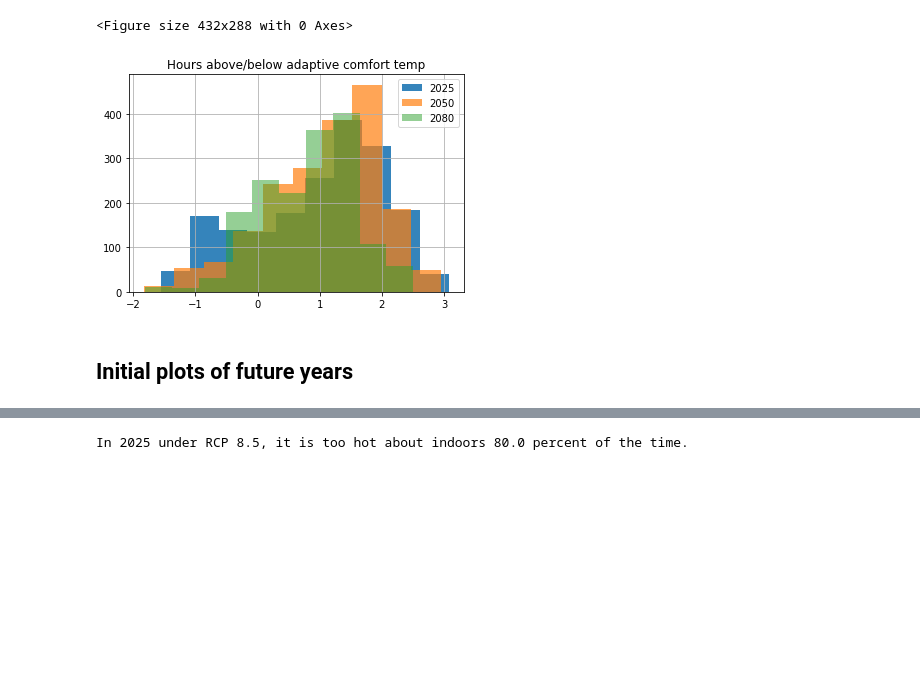
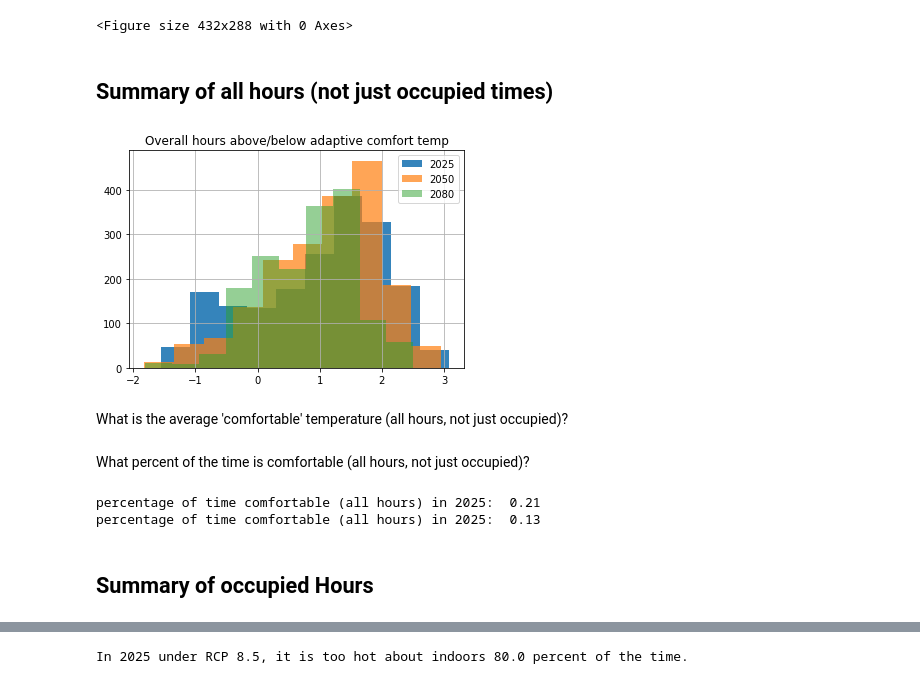
Before and after one commit to eta-lab/cooling-around, a Jupyter notebook: models/mrt2_XGBoost_futurePredictions.ipynb, the cells around one changed output, grey strips where cells are left out. Saved outputs shown, nothing was run; the diff lists cells and outputs as text; code cells hidden in the pictures; blank space fills up the shorter version.

```diff
--- a/models/mrt2_XGBoost_futurePredictions.ipynb
+++ b/models/mrt2_XGBoost_futurePredictions.ipynb
@@ -446,14 +458,36 @@ plt.savefig(FIGURES_PATH + '/ts_comfortThresholdIncreases_RCP85.pdf')
 # %% [output]
 [figure]
 <Figure size 432x288 with 0 Axes>
+# %% [markdown]
+## Summary of all hours (not just occupied times)
 # %%
-plt.title('Hours above/below adaptive comfort temp')
+plt.title('Overall hours above/below adaptive comfort temp')
 df_85.loc[(df_85.index.year == 2025),('degrees_too_hot')].hist(alpha=0.9, label='2025')
 df_85.loc[(df_85.index.year == 2050),'degrees_too_hot'].hist(alpha=0.7, label='2050')
 df_85.loc[(df_85.index.year == 2080),'degrees_too_hot'].hist(alpha=0.5, label='2080')
 plt.legend()
 plt.show()
 # %% [output]
-[figure, old version]
+[figure, new version]
-# %% [markdown]
-## Initial plots of future years
+# %% [markdown]
+What is the average 'comfortable' temperature (all hours, not just occupied)?
+# %% [markdown]
+What percent of the time is comfortable (all hours, not just occupied)?
+# %%
+# filter to year and when comfy op temp is known
+df_85_2025 = df_85.loc[(df_85.index.year == 2025)][df_85['min_VF'].notna()]
+
+# percentage of time comfortable
+print('percentage of time comfortable (all hours) in 2025: ', round((df_85_2025.query('too_hot==False').ind_air.count() / df_85_2025.ind_air.shape[0]),2))
+
+
+# filter to year and when comfy op temp is known
+df_85_2050 = df_85.loc[(df_85.index.year == 2050)][df_85['min_VF'].notna()]
+
+# percentage of time comfortable
+print('percentage of time comfortable (all hours) in 2025: ', round((df_85_2050.query('too_hot==False').ind_air.count() / df_85_2050.ind_air.shape[0]),2))
+# %% [output]
+percentage of time comfortable (all hours) in 2025:  0.21
+percentage of time comfortable (all hours) in 2025:  0.13
+# %% [markdown]
+## Summary of occupied Hours
```
Also changed, not shown: parts of 11 cells of this notebook.
